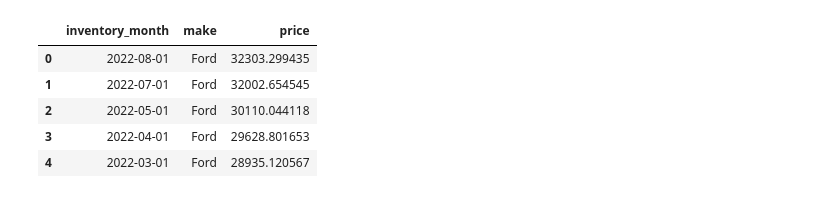
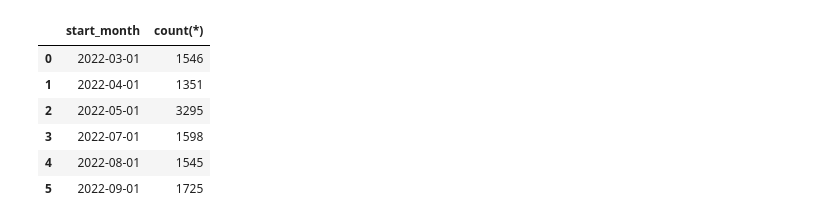
Before and after one commit to dkimhw/inventory-insights, a Jupyter notebook: explore_db.ipynb, the cells around one changed output. Cells and saved outputs as stored; diff of their text form; code cells hidden in the pictures.

```diff
--- a/explore_db.ipynb
+++ b/explore_db.ipynb
@@ -33,46 +85,25 @@ result
 # %%
 
 conn = sqlite3.connect('./data/cars.db')
 sql_query = '''
 
-    with inventory_data as (
       SELECT
-        coalesce(vin, title + ' ' + dealership_name + ' - ' + DATE(scraped_date, 'start_month')) as vin
-        , make
-        , DATE(scraped_date, 'start of month') as inventory_month
-        , price
-        , row_number() OVER (PARTITION BY vin, DATE(scraped_date, 'start of month')  ORDER BY scraped_date ASC) AS filter_row
+        date(scraped_date, 'start of month') as start_month, count(*)
       FROM
         inventory
-      WHERE
-        scraped_date >= '2022-01-01'
-        and scraped_date <= '2022-08-31'
-        and make in ('Ford')
-    )
-    select
-      inventory_month,
-      make,
-      avg(price) as price
-    from
-      inventory_data
-    where
-      filter_row = 1
-    group by
-      inventory_month
-      , make
-    order by
-      inventory_month DESC, make ASC;
+      group by 1
 
 '''
 result = pd.read_sql_query(sql_query, conn)
 result
 # %% [output]
-|  | inventory_month | make | price |
-| 0 | 2022-08-01 | Ford | 32303.299435 |
-| 1 | 2022-07-01 | Ford | 32002.654545 |
-| 2 | 2022-05-01 | Ford | 30110.044118 |
-| 3 | 2022-04-01 | Ford | 29628.801653 |
-| 4 | 2022-03-01 | Ford | 28935.120567 |
+|  | start_month | count(*) |
+| 0 | 2022-03-01 | 1546 |
+| 1 | 2022-04-01 | 1351 |
+| 2 | 2022-05-01 | 3295 |
+| 3 | 2022-07-01 | 1598 |
+| 4 | 2022-08-01 | 1545 |
+| 5 | 2022-09-01 | 1725 |
 # %%
 # ## Targeted drop
 # TABLE_NAME = 'inventory'
```
Also changed, not shown: parts of 4 cells of this notebook, 9 other files.
